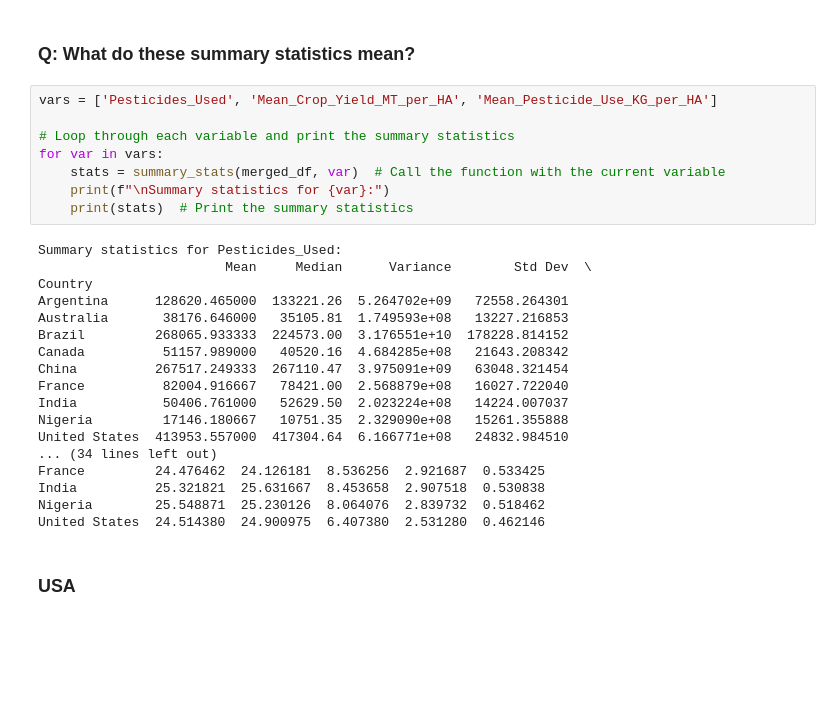
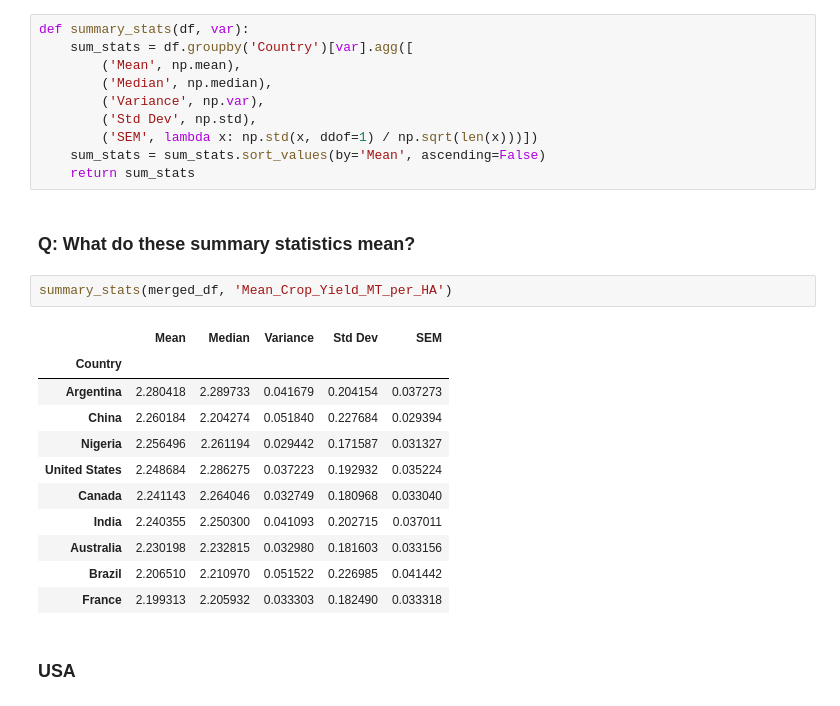
Before and after one commit to EdGonz44/Project-3, a Jupyter notebook: jenny-folder/code-jj2.ipynb, the cells around one changed output. Saved outputs shown, nothing was run; the diff lists cells and outputs as text; blank space fills up the shorter version.

```diff
--- a/jenny-folder/code-jj2.ipynb
+++ b/jenny-folder/code-jj2.ipynb
@@ -605,31 +663,29 @@ def summary_stats(df, var):
+# %%
+def summary_stats(df, var):
+    sum_stats = df.groupby('Country')[var].agg([
+        ('Mean', np.mean),
+        ('Median', np.median),
+        ('Variance', np.var),
+        ('Std Dev', np.std),
+        ('SEM', lambda x: np.std(x, ddof=1) / np.sqrt(len(x)))])
+    sum_stats = sum_stats.sort_values(by='Mean', ascending=False)
+    return sum_stats
 # %% [markdown]
 ### Q: What do these summary statistics mean?
-# %%
-vars = ['Pesticides_Used', 'Mean_Crop_Yield_MT_per_HA', 'Mean_Pesticide_Use_KG_per_HA']
-
-# Loop through each variable and print the summary statistics
-for var in vars:
-    stats = summary_stats(merged_df, var)  # Call the function with the current variable
-    print(f"\nSummary statistics for {var}:")
-    print(stats)  # Print the summary statistics
-# %% [output]
-Summary statistics for Pesticides_Used:
-                        Mean     Median      Variance        Std Dev  \
-Country
-Argentina      128620.465000  133221.26  5.264702e+09   72558.264301
-Australia       38176.646000   35105.81  1.749593e+08   13227.216853
-Brazil         268065.933333  224573.00  3.176551e+10  178228.814152
-Canada          51157.989000   40520.16  4.684285e+08   21643.208342
-China          267517.249333  267110.47  3.975091e+09   63048.321454
-France          82004.916667   78421.00  2.568879e+08   16027.722040
-India           50406.761000   52629.50  2.023224e+08   14224.007037
-Nigeria         17146.180667   10751.35  2.329090e+08   15261.355888
-United States  413953.557000  417304.64  6.166771e+08   24832.984510
-... (34 lines left out)
-France         24.476462  24.126181  8.536256  2.921687  0.533425
-India          25.321821  25.631667  8.453658  2.907518  0.530838
-Nigeria        25.548871  25.230126  8.064076  2.839732  0.518462
-United States  24.514380  24.900975  6.407380  2.531280  0.462146
+# %%
+summary_stats(merged_df, 'Mean_Crop_Yield_MT_per_HA')
+# %% [output]
+|  | Mean | Median | Variance | Std Dev | SEM |
+| Country |  |  |  |  |  |
+| Argentina | 2.280418 | 2.289733 | 0.041679 | 0.204154 | 0.037273 |
+| China | 2.260184 | 2.204274 | 0.051840 | 0.227684 | 0.029394 |
+| Nigeria | 2.256496 | 2.261194 | 0.029442 | 0.171587 | 0.031327 |
+| United States | 2.248684 | 2.286275 | 0.037223 | 0.192932 | 0.035224 |
+| Canada | 2.241143 | 2.264046 | 0.032749 | 0.180968 | 0.033040 |
+| India | 2.240355 | 2.250300 | 0.041093 | 0.202715 | 0.037011 |
+| Australia | 2.230198 | 2.232815 | 0.032980 | 0.181603 | 0.033156 |
+| Brazil | 2.206510 | 2.210970 | 0.051522 | 0.226985 | 0.041442 |
+| France | 2.199313 | 2.205932 | 0.033303 | 0.182490 | 0.033318 |
 # %% [markdown]
 ### USA
 # %%
```
Also changed, not shown: parts of 8 cells of this notebook.
